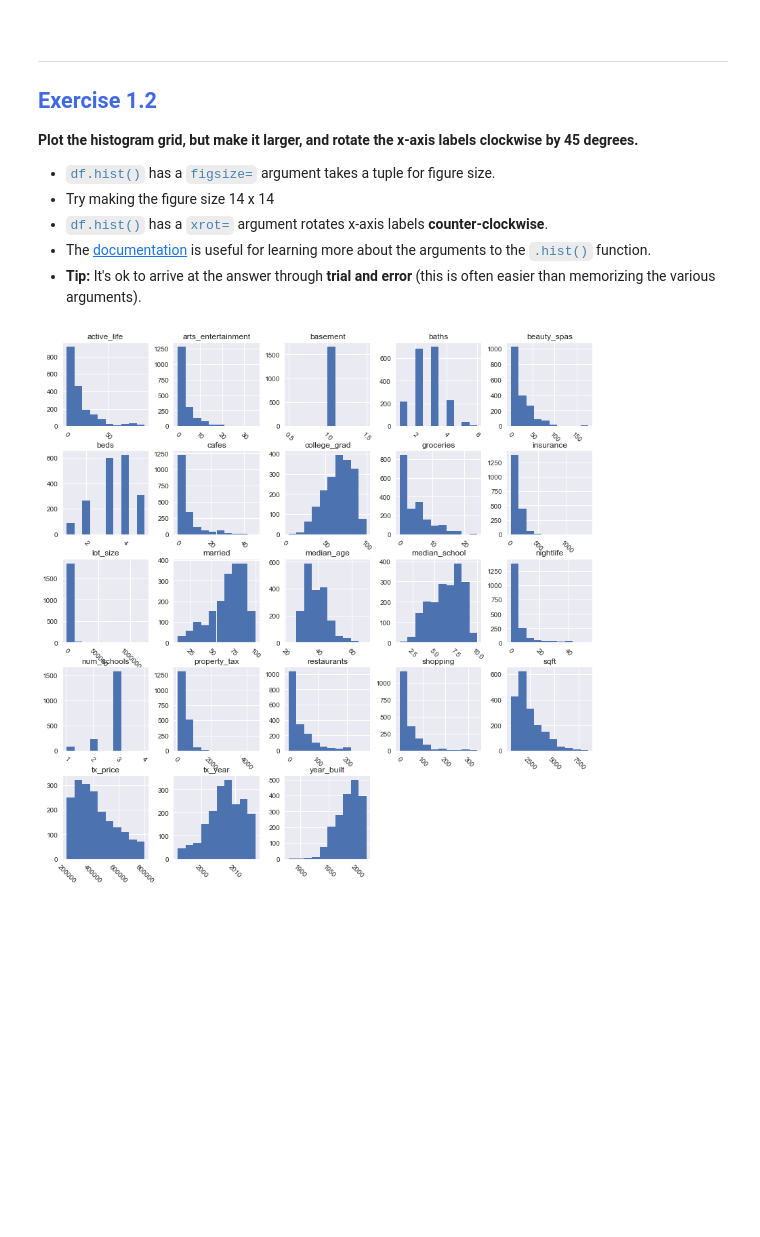
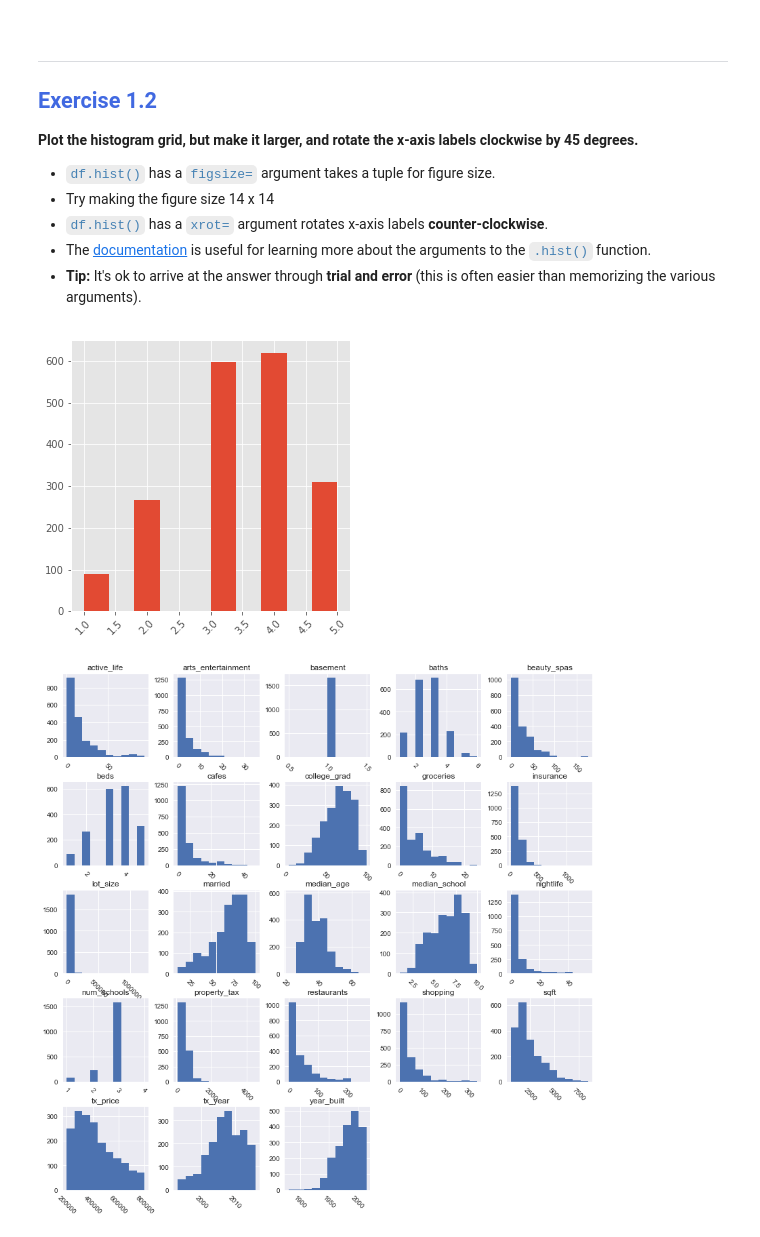
Before and after one commit to Letibug/ML_Master_class, a Jupyter notebook: Project 2 Workbook Bundle/Module 1 - Exploratory Analysis.ipynb, the cells around one changed output. Saved outputs shown, nothing was run; the diff lists cells and outputs as text; code cells hidden in the pictures; blank space fills up the shorter version.

```diff
--- a/Project 2 Workbook Bundle/Module 1 - Exploratory Analysis.ipynb
+++ b/Project 2 Workbook Bundle/Module 1 - Exploratory Analysis.ipynb
@@ -233,6 +240,12 @@ One of the most enlightening data exploration tasks is plotting the distribution
 * <code style="color:steelblue">df.hist()</code> has a <code style="color:steelblue">xrot=</code> argument rotates x-axis labels **counter-clockwise**.
 * The [documentation](http://pandas.pydata.org/pandas-docs/version/0.17.0/generated/pandas.DataFrame.hist.html) is useful for learning more about the arguments to the <code style="color:steelblue">.hist()</code> function.
 * **Tip:** It's ok to arrive at the answer through **trial and error** (this is often easier than memorizing the various arguments).
+# %%
+df.beds.hist(figsize=(5,5))
+plt.xticks(rotation=45)
+plt.show()
+# %% [output]
+[figure, added]
 # %%
 # Plot histogram grid
 df.hist(xrot=-45, figsize=(14, 14))
```
Also changed, not shown: parts of 18 cells of this notebook, 3 other files.
